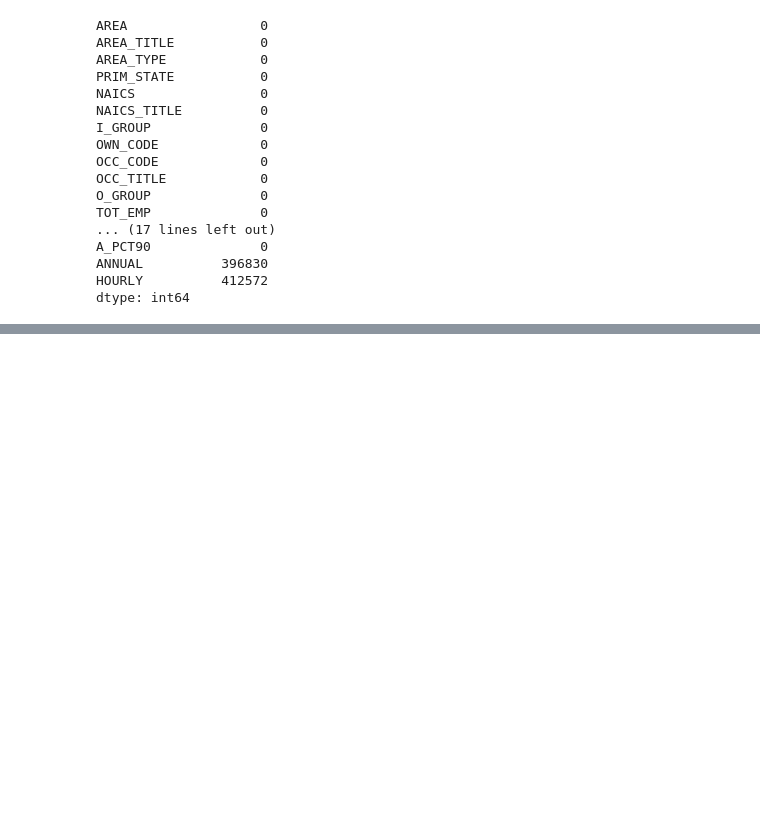
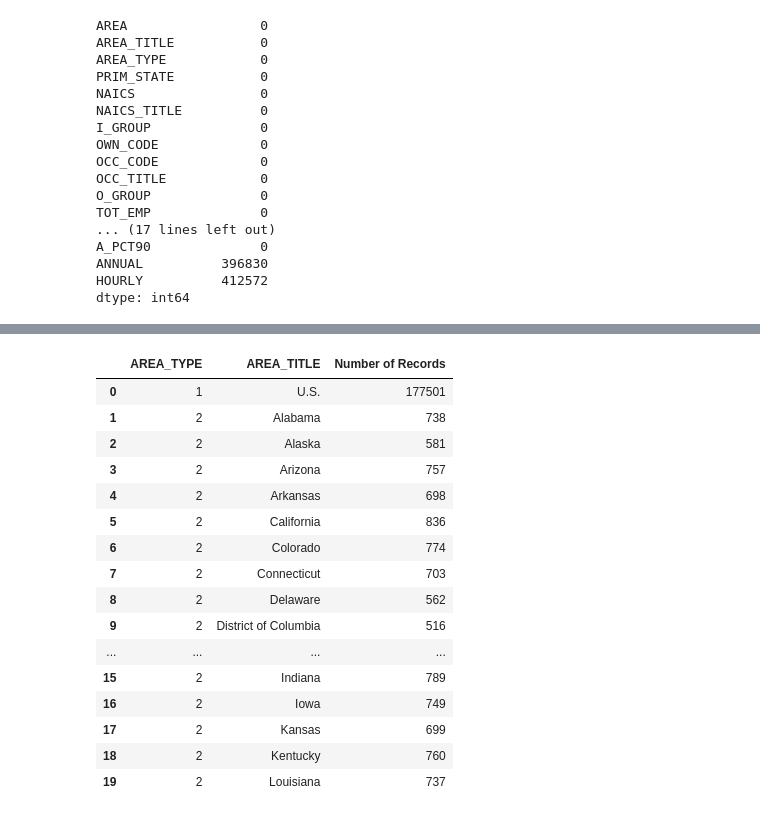
Before and after one commit to Arcanjo-jefferson/USA-AI-Employment-Analysis, a Jupyter notebook: analysis/employment_analysis.ipynb, the cells around one changed output, grey strips where cells are left out. Drawn from its saved outputs; the diff is of its cells as text; code cells hidden in the pictures; blank space fills up the shorter version.

```diff
--- a/analysis/employment_analysis.ipynb
+++ b/analysis/employment_analysis.ipynb
@@ -92,0 +135,25 @@ dtype: int64
+# %%
+display(
+    df.groupby(["AREA_TYPE", "AREA_TITLE"])
+    .size()
+    .reset_index(name="Number of Records")
+    .head(20)
+)
+# %% [output]
+|  | AREA_TYPE | AREA_TITLE | Number of Records |
+| 0 | 1 | U.S. | 177501 |
+| 1 | 2 | Alabama | 738 |
+| 2 | 2 | Alaska | 581 |
+| 3 | 2 | Arizona | 757 |
+| 4 | 2 | Arkansas | 698 |
+| 5 | 2 | California | 836 |
+| 6 | 2 | Colorado | 774 |
+| 7 | 2 | Connecticut | 703 |
+| 8 | 2 | Delaware | 562 |
+| 9 | 2 | District of Columbia | 516 |
+| ... | ... | ... | ... |
+| 15 | 2 | Indiana | 789 |
+| 16 | 2 | Iowa | 749 |
+| 17 | 2 | Kansas | 699 |
+| 18 | 2 | Kentucky | 760 |
+| 19 | 2 | Louisiana | 737 |
```
Also changed, not shown: parts of 6 cells of this notebook.
